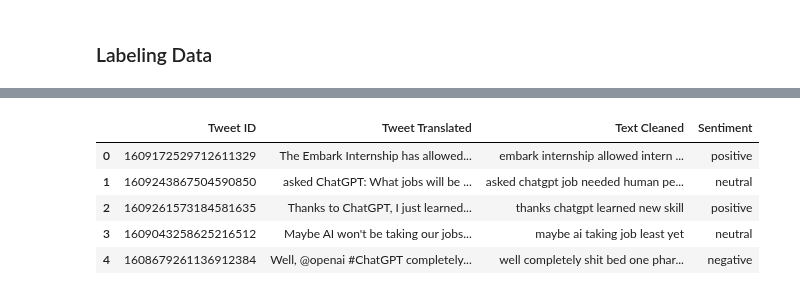
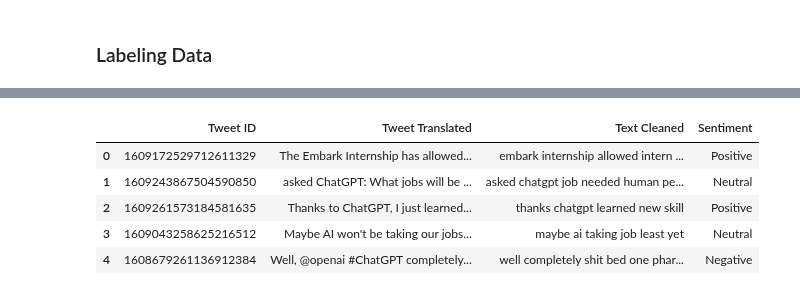
Before and after one commit to HaikalAkbar13/dicoding_sentimen_analysis, a Jupyter notebook: sentiment_analysis.ipynb, the cells around one changed output, grey strips where cells are left out. Cells and saved outputs as stored; diff of their text form; code cells hidden in the pictures.

Commit message:
Pembangunan Model dan Pelatihan Model ML

```diff
--- a/sentiment_analysis.ipynb
+++ b/sentiment_analysis.ipynb
@@ -120,5 +129,5 @@ df.head(30)
 label = ["Positive", "Neutral", "Negative"]
 model_name = "cardiffnlp/twitter-roberta-base-sentiment-latest"
 cls = pipeline("sentiment-analysis",
-                      model=model_name, tokenizer=model_name)
+                      model=model_name, tokenizer=model_name, device=0)
 # %% [output]
@@ -141,10 +138,22 @@ def labelling(text):
 # %%
-df["Sentiment"] = df["Text Cleaned"].apply(labelling)
+
+def labelling_batch(texts):
+    results = cls(texts)
+    return [res["label"].capitalize() for res in results]
+
+# Proses batch
+batch_size = 32
+sentiments = []
+for i in tqdm(range(0, len(df), batch_size)):
+    batch = df["Text Cleaned"][i:i+batch_size].tolist()
+    sentiments.extend(labelling_batch(batch))
+
+df["Sentiment"] = sentiments
 df.head()
 # %% [output]
 |  | Tweet ID | Tweet Translated | Text Cleaned | Sentiment |
-| 0 | 1609172529712611329 | The Embark Internship has allowed... | embark internship allowed intern ... | positive |
-| 1 | 1609243867504590850 | asked ChatGPT: What jobs will be ... | asked chatgpt job needed human pe... | neutral |
-| 2 | 1609261573184581635 | Thanks to ChatGPT, I just learned... | thanks chatgpt learned new skill | positive |
-| 3 | 1609043258625216512 | Maybe AI won't be taking our jobs... | maybe ai taking job least yet | neutral |
-| 4 | 1608679261136912384 | Well, @openai #ChatGPT completely... | well completely shit bed one phar... | negative |
+| 0 | 1609172529712611329 | The Embark Internship has allowed... | embark internship allowed intern ... | Positive |
+| 1 | 1609243867504590850 | asked ChatGPT: What jobs will be ... | asked chatgpt job needed human pe... | Neutral |
+| 2 | 1609261573184581635 | Thanks to ChatGPT, I just learned... | thanks chatgpt learned new skill | Positive |
+| 3 | 1609043258625216512 | Maybe AI won't be taking our jobs... | maybe ai taking job least yet | Neutral |
+| 4 | 1608679261136912384 | Well, @openai #ChatGPT completely... | well completely shit bed one phar... | Negative |
```
Also changed, not shown: parts of 20 cells of this notebook.
